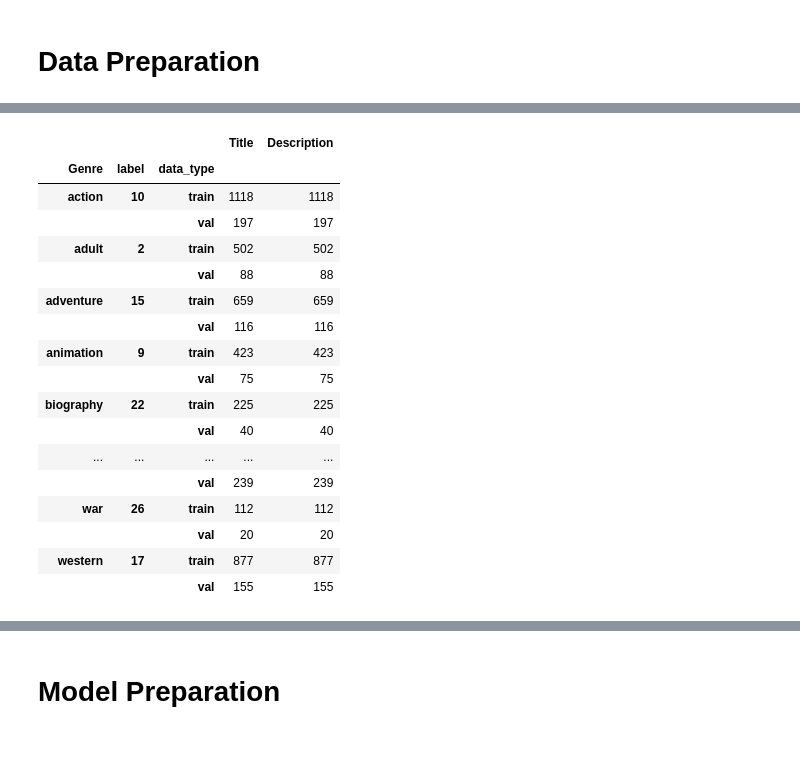
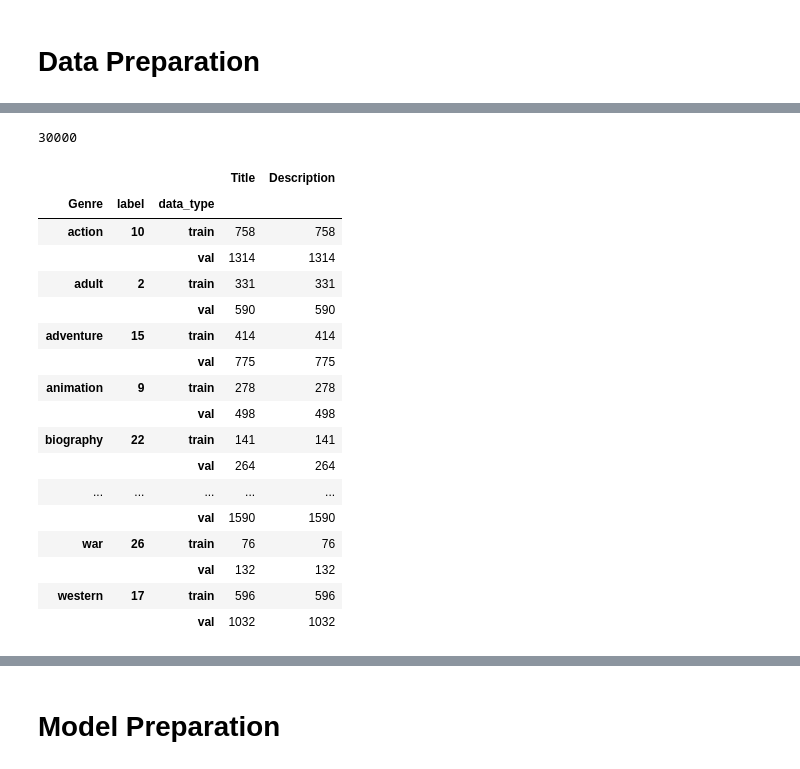
Before and after one commit to adrien-heymans/CSI5386, a Jupyter notebook: Project/fine-tuning/bert.ipynb, the cells around one changed output, grey strips where cells are left out. Saved outputs shown, nothing was run; the diff lists cells and outputs as text; code cells hidden in the pictures.

```diff
--- a/Project/fine-tuning/bert.ipynb
+++ b/Project/fine-tuning/bert.ipynb
@@ -22,7 +52,9 @@ from transformers import BertForSequenceClassification
 # %%
 # Here we read in the data
 
-df = pd.read_csv('../data/train_data.txt', sep=":::", header=None, names=["Id","Title","Genre","Description"],
+df_train = pd.read_csv('/content/drive/MyDrive/Datasets/train_data.txt', sep=":::", header=None, names=["Id","Title","Genre","Description"],
                  index_col=None)
-df = df.iloc[: , 1:]
-df.head()
+df_test = pd.read_csv('/content/drive/MyDrive/Datasets/test_data_solution.txt', sep=":::", header=None, names=["Id","Title","Genre","Description"],
+                 index_col=None)
+df_train = df_train.iloc[: , 1:]
+df_test = df_test.iloc[: , 1:]
@@ -36,7 +61,7 @@ df.head()
 # %%
 # Here we select the different labels from the dataset
 
-possible_labels = df.Genre.unique()
+possible_labels = df_train.Genre.unique()
 
 label_dict = {}
 for index, possible_labels in enumerate(possible_labels):
@@ -74,0 +88,8 @@ df.head()
+# %%
+# Here we select the size of the dataset
+DATASET_SIZE = {'ten': 10000, 'thirty': 30000, 'fifty': df_train.shape[0]}
+
+df_train = df_train.sample(n=DATASET_SIZE['thirty'])
+print(df_train.shape[0])
+# %% [output]
+30000
@@ -75,36 +102,40 @@ df.head()
 # %%
-# Here we separate into training and validation set
+# Here we combine the train and test sets for ease of use when training
 
-x_train, x_val, y_train, y_val = train_test_split(df.index.values,
-                                                  df.label.values,
-                                                  test_size=0.15,
-                                                  random_state=42,
-                                                  stratify=df.label.values)
+# x_train, x_val, y_train, y_val = train_test_split(df.index.values,
+#                                                   df.label.values,
+#                                                   test_size=0.15,
+#                                                   random_state=42,
+#                                                   stratify=df.label.values)
 
-df['data_type'] = ['not_set']*df.shape[0]
-df.loc[x_train, 'data_type'] = 'train'
-df.loc[x_val, 'data_type'] = 'val'
+# Mark training and test data separately
+df_train['data_type'] = ['train']*df_train.shape[0]
+df_test['data_type'] = ['val']*df_test.shape[0]
+
+# Now concatenate these two dataframes into one
+df = pd.concat([df_train, df_test], ignore_index=True)
+df['label'] = df.Genre.replace(label_dict)
 
 df.groupby(['Genre', 'label', 'data_type']).count()
 # %% [output]
 |  |  |  | Title | Description |
 | Genre | label | data_type |  |  |
-| action | 10 | train | 1118 | 1118 |
-|  |  | val | 197 | 197 |
-| adult | 2 | train | 502 | 502 |
-|  |  | val | 88 | 88 |
-| adventure | 15 | train | 659 | 659 |
-|  |  | val | 116 | 116 |
-| animation | 9 | train | 423 | 423 |
-|  |  | val | 75 | 75 |
-| biography | 22 | train | 225 | 225 |
-|  |  | val | 40 | 40 |
+| action | 10 | train | 758 | 758 |
+|  |  | val | 1314 | 1314 |
+| adult | 2 | train | 331 | 331 |
+|  |  | val | 590 | 590 |
+| adventure | 15 | train | 414 | 414 |
+|  |  | val | 775 | 775 |
+| animation | 9 | train | 278 | 278 |
+|  |  | val | 498 | 498 |
+| biography | 22 | train | 141 | 141 |
+|  |  | val | 264 | 264 |
 | ... | ... | ... | ... | ... |
-|  |  | val | 239 | 239 |
-| war | 26 | train | 112 | 112 |
-|  |  | val | 20 | 20 |
-| western | 17 | train | 877 | 877 |
-|  |  | val | 155 | 155 |
+|  |  | val | 1590 | 1590 |
+| war | 26 | train | 76 | 76 |
+|  |  | val | 132 | 132 |
+| western | 17 | train | 596 | 596 |
+|  |  | val | 1032 | 1032 |
 # %%
 # Quick sanity check as to what the data looks like
 df.head()
```
Also changed, not shown: parts of 16 cells of this notebook.
